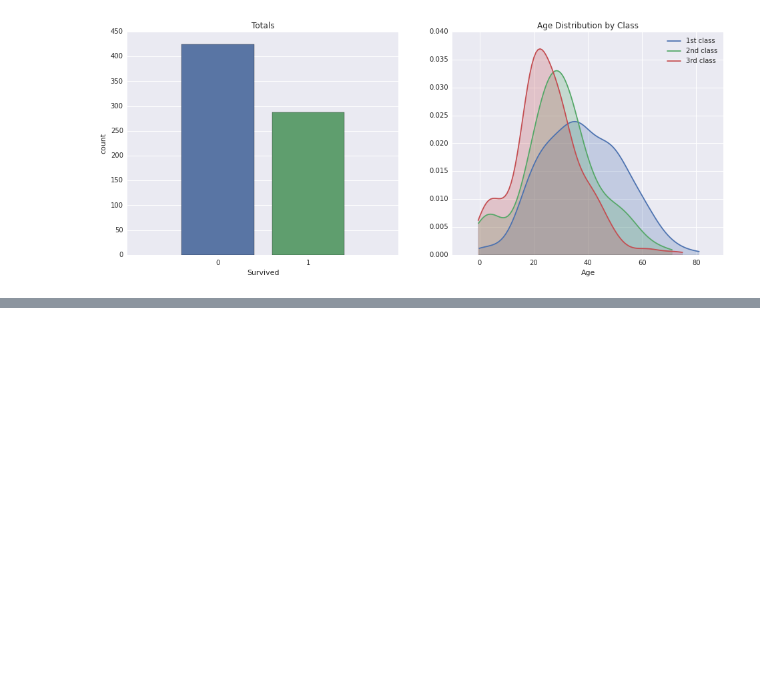
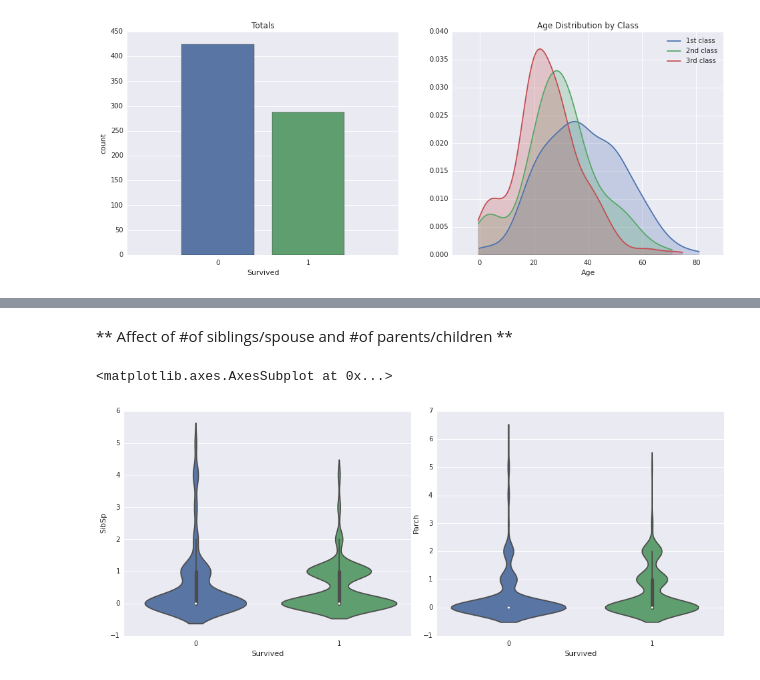
Before and after one commit to sachdevs/k_titanic, a Jupyter notebook: Research and visualizations.ipynb, the cells around one changed output, grey strips where cells are left out. Drawn from its saved outputs; the diff is of its cells as text; code cells hidden in the pictures; blank space fills up the shorter version.

```diff
--- a/Research and visualizations.ipynb
+++ b/Research and visualizations.ipynb
@@ -119,0 +122,12 @@ plt.subplot2grid((2,2),(1,1))
+# %% [markdown]
+** Affect of #of siblings/spouse and #of parents/children **
+# %%
+rcParams['figure.figsize'] = (16, 6)
+
+plt.subplot2grid((1,4),(0,0), colspan=2)
+sns.violinplot(x=df.Survived, y=df.SibSp)
+plt.subplot2grid((1,4),(0,2), colspan=2)
+sns.violinplot(x=df.Survived, y=df.Parch)
+# %% [output]
+<matplotlib.axes.AxesSubplot at 0x...>
+[figure, added]
```
Also changed, not shown: parts of 2 cells of this notebook.
